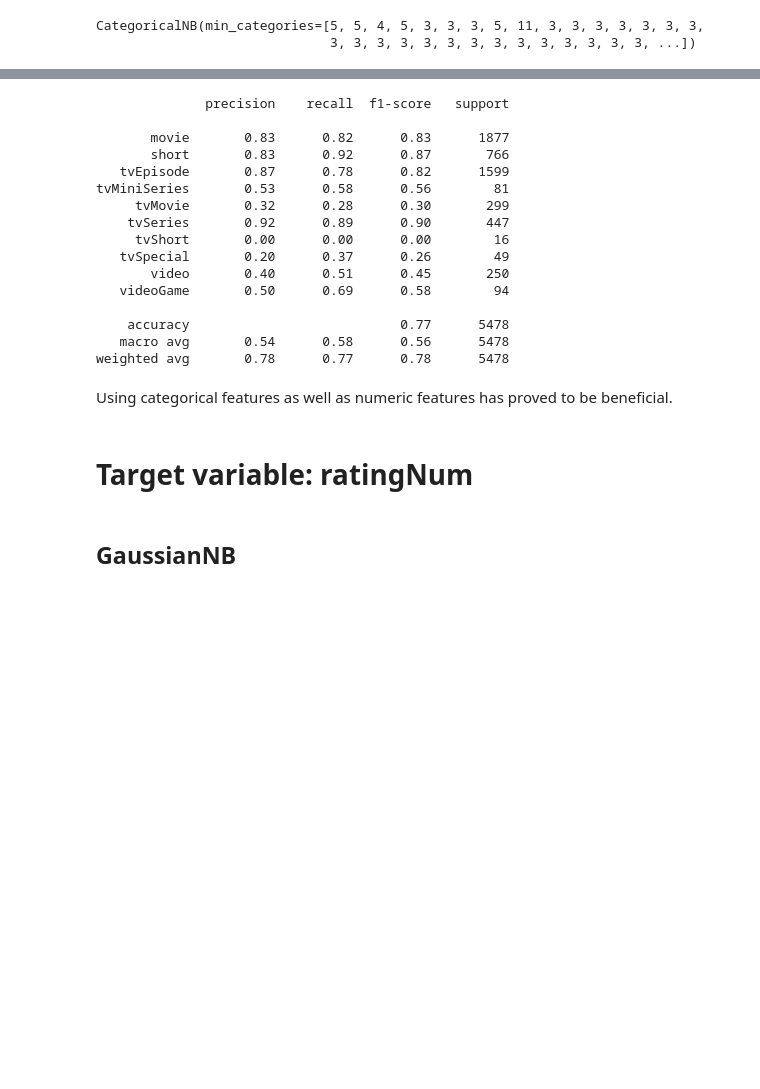
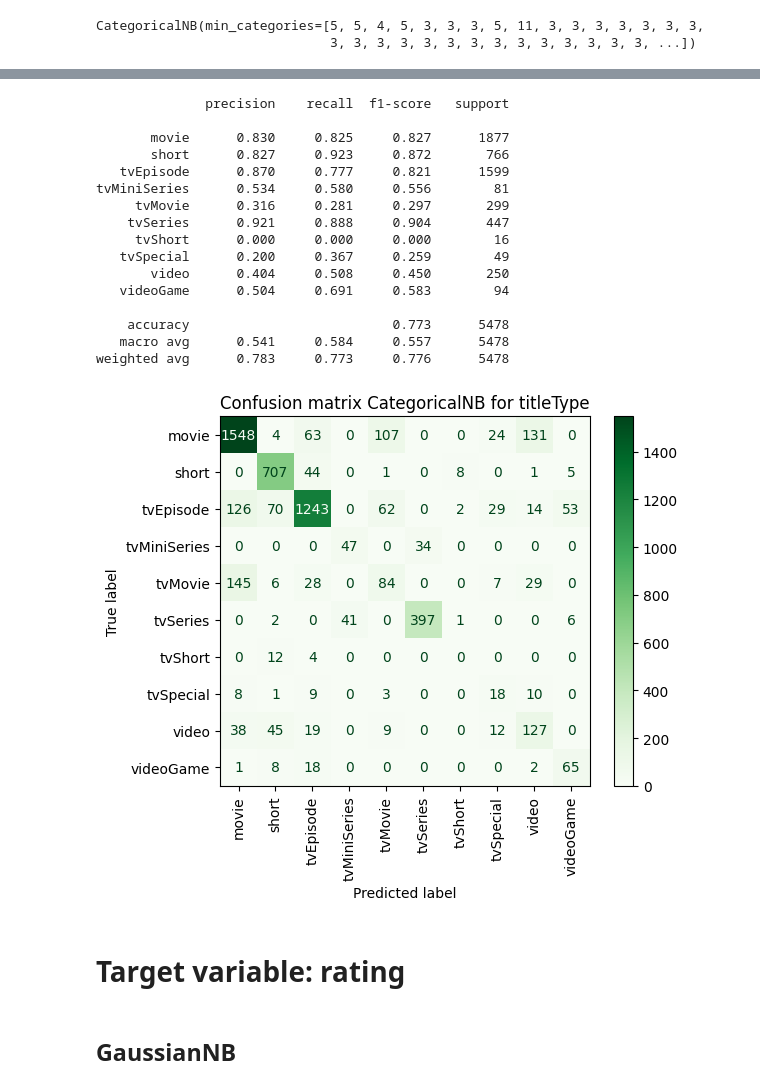
Before and after one commit to g-fabiani4-unipi/dm1_project, a Jupyter notebook: src/naive_bayes.ipynb, the cells around one changed output, grey strips where cells are left out. Cells and saved outputs as stored; diff of their text form; code cells hidden in the pictures; blank space fills up the shorter version.

```diff
--- a/src/naive_bayes.ipynb
+++ b/src/naive_bayes.ipynb
@@ -278,24 +296,30 @@ y_pred = clf.predict(X_test_final)
 # %%
-print(classification_report(y_test, y_pred))
+print(classification_report(y_test, y_pred, digits=3))
 # %% [output]
               precision    recall  f1-score   support
 
-       movie       0.83      0.82      0.83      1877
-       short       0.83      0.92      0.87       766
-   tvEpisode       0.87      0.78      0.82      1599
-tvMiniSeries       0.53      0.58      0.56        81
-     tvMovie       0.32      0.28      0.30       299
-    tvSeries       0.92      0.89      0.90       447
-     tvShort       0.00      0.00      0.00        16
-   tvSpecial       0.20      0.37      0.26        49
-       video       0.40      0.51      0.45       250
-   videoGame       0.50      0.69      0.58        94
+       movie      0.830     0.825     0.827      1877
+       short      0.827     0.923     0.872       766
+   tvEpisode      0.870     0.777     0.821      1599
+tvMiniSeries      0.534     0.580     0.556        81
+     tvMovie      0.316     0.281     0.297       299
+    tvSeries      0.921     0.888     0.904       447
+     tvShort      0.000     0.000     0.000        16
+   tvSpecial      0.200     0.367     0.259        49
+       video      0.404     0.508     0.450       250
+   videoGame      0.504     0.691     0.583        94
 
-    accuracy                           0.77      5478
-   macro avg       0.54      0.58      0.56      5478
-weighted avg       0.78      0.77      0.78      5478
+    accuracy                          0.773      5478
+   macro avg      0.541     0.584     0.557      5478
+weighted avg      0.783     0.773     0.776      5478
-# %% [markdown]
-Using categorical features as well as numeric features has proved to be beneficial.
+# %%
+ConfusionMatrixDisplay.from_predictions(y_pred=y_pred, y_true=y_test,
+                                        xticks_rotation=90,
+                                        cmap='Greens')
+plt.title("Confusion matrix CategoricalNB for titleType")
+plt.show()
+# %% [output]
+[figure, added]
 # %% [markdown]
-# Target variable: ratingNum
+# Target variable: rating
 # %%
```
Also changed, not shown: parts of 47 cells of this notebook.
